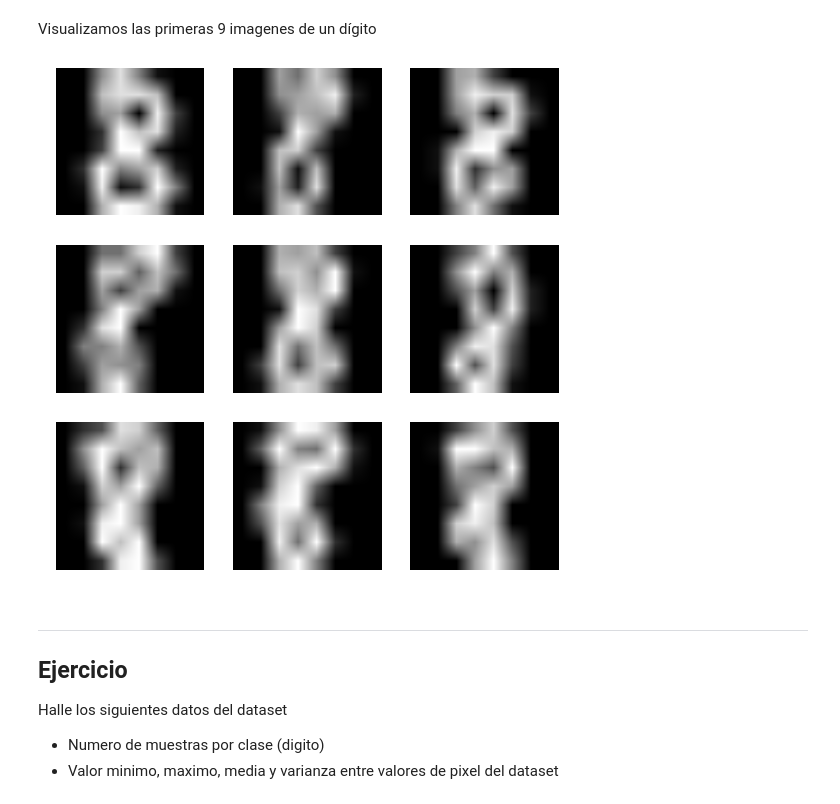
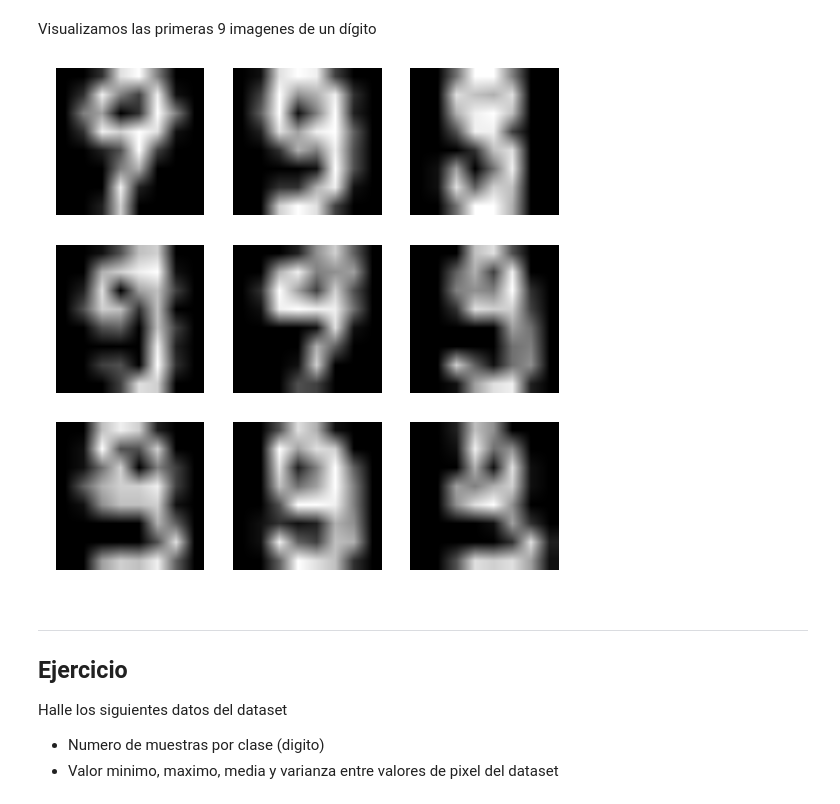
Before and after one commit to ronaldahmed/hackspace-class, a Jupyter notebook: machine learning/laboratorios/Lab1.2.Visualizando el dataset.ipynb, the cells around one changed output. Cells and saved outputs as stored; diff of their text form; code cells hidden in the pictures.

```diff
--- a/machine learning/laboratorios/Lab1.2.Visualizando el dataset.ipynb
+++ b/machine learning/laboratorios/Lab1.2.Visualizando el dataset.ipynb
@@ -29,18 +29,19 @@ print(y.shape)
 # %% [markdown]
 Visualizamos las primeras 9 imagenes de un dígito
 # %%
-digit = 8 # cambiar para visualizar otro digito
+digit = 9 # cambiar para visualizar otro digito
 
 Xdig = X[y==digit,:]
+np.random.shuffle(Xdig)
 
 plt.figure(figsize=(9,9))
 for i in range(1,10):
     plt.subplot(3,3,i)
     plt.axis('off')
     plt.imshow(Xdig[i-1,:].reshape((8,8)),cmap='gray')
 plt.show()
 # %% [output]
-[figure, old version]
+[figure, new version]
 # %% [markdown]
 ---
 Ejercicio
```
Also changed, not shown: 10 other files.
